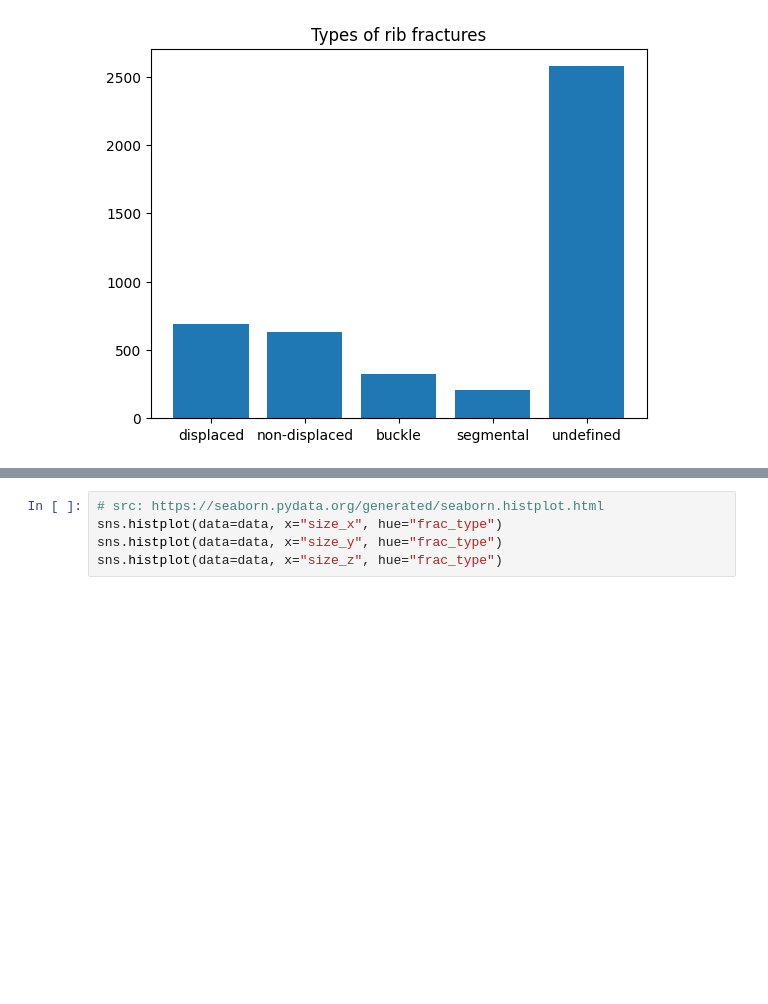
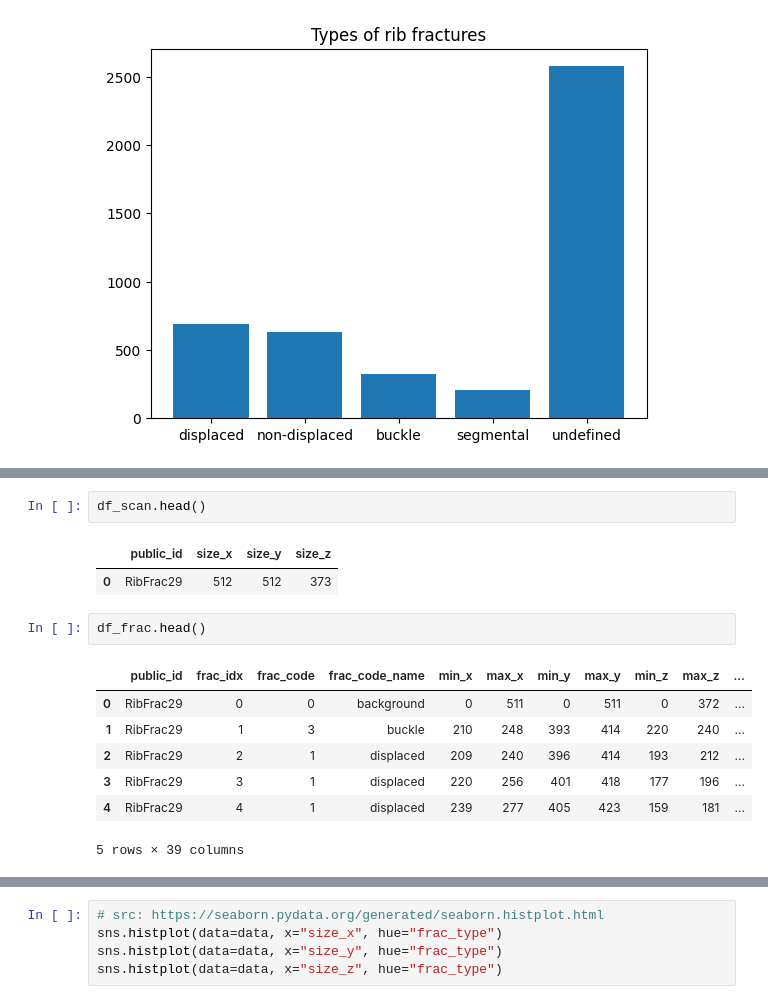
Before and after one commit to diegogcerdas/rib-fracture, a Jupyter notebook: data_statistics/Data analysis.ipynb, the cells around one changed output, grey strips where cells are left out. Drawn from its saved outputs; the diff is of its cells as text; blank space fills up the shorter version.

```diff
--- a/data_statistics/Data analysis.ipynb
+++ b/data_statistics/Data analysis.ipynb
@@ -262,0 +337,15 @@ data.describe()
+# %%
+df_scan.head()
+# %% [output]
+|  | public_id | size_x | size_y | size_z |
+| 0 | RibFrac29 | 512 | 512 | 373 |
+# %%
+df_frac.head()
+# %% [output]
+|  | public_id | frac_idx | frac_code | frac_code_name | min_x | max_x | min_y | max_y | min_z | max_z | ... |
+| 0 | RibFrac29 | 0 | 0 | background | 0 | 511 | 0 | 511 | 0 | 372 | ... |
+| 1 | RibFrac29 | 1 | 3 | buckle | 210 | 248 | 393 | 414 | 220 | 240 | ... |
+| 2 | RibFrac29 | 2 | 1 | displaced | 209 | 240 | 396 | 414 | 193 | 212 | ... |
+| 3 | RibFrac29 | 3 | 1 | displaced | 220 | 256 | 401 | 418 | 177 | 196 | ... |
+| 4 | RibFrac29 | 4 | 1 | displaced | 239 | 277 | 405 | 423 | 159 | 181 | ... |
+5 rows × 39 columns
```
Also changed, not shown: parts of 9 cells of this notebook, 3 other files.
